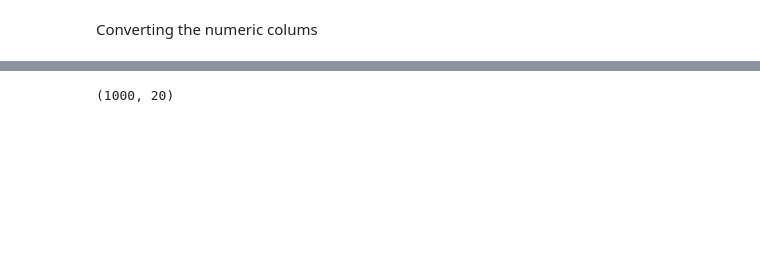
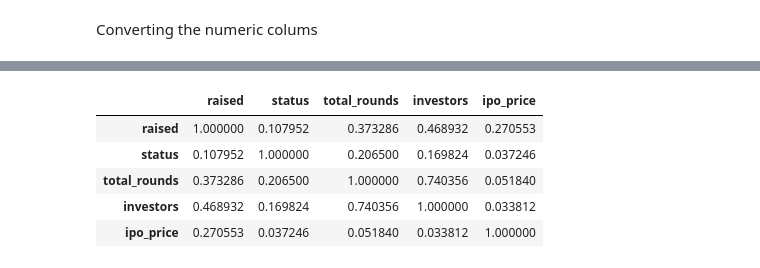
Before and after one commit to matanini/startup_classifier, a Jupyter notebook: data-cleaning.ipynb, the cells around one changed output, grey strips where cells are left out. Saved outputs shown, nothing was run; the diff lists cells and outputs as text; code cells hidden in the pictures; blank space fills up the shorter version.

```diff
--- a/data-cleaning.ipynb
+++ b/data-cleaning.ipynb
@@ -150,4 +152,9 @@ df_test.raised.mean()
 # %%
-df_test.shape
+df_test.corr()
 # %% [output]
-(1000, 20)
+|  | raised | status | total_rounds | investors | ipo_price |
+| raised | 1.000000 | 0.107952 | 0.373286 | 0.468932 | 0.270553 |
+| status | 0.107952 | 1.000000 | 0.206500 | 0.169824 | 0.037246 |
+| total_rounds | 0.373286 | 0.206500 | 1.000000 | 0.740356 | 0.051840 |
+| investors | 0.468932 | 0.169824 | 0.740356 | 1.000000 | 0.033812 |
+| ipo_price | 0.270553 | 0.037246 | 0.051840 | 0.033812 | 1.000000 |
```
Also changed, not shown: parts of 17 cells of this notebook, 1 other file.
